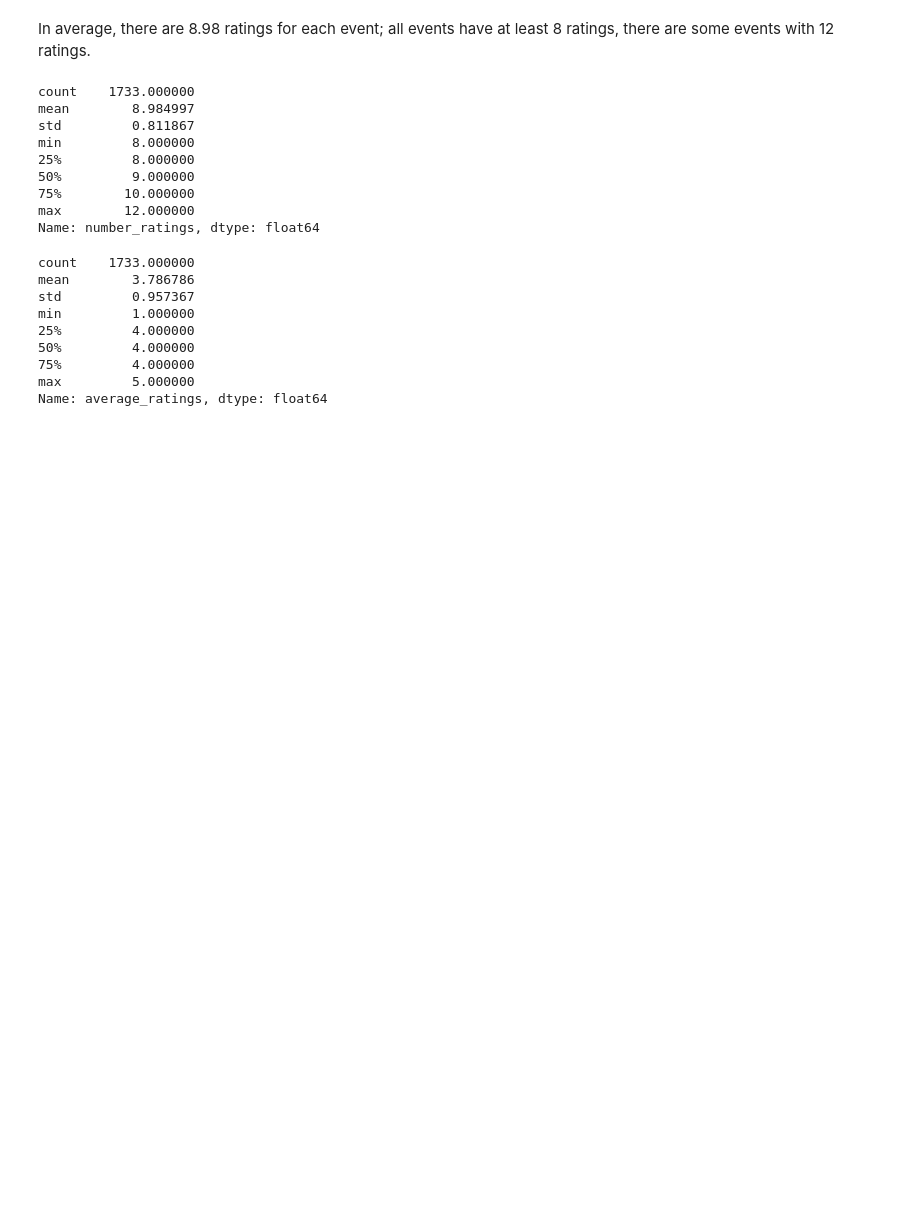
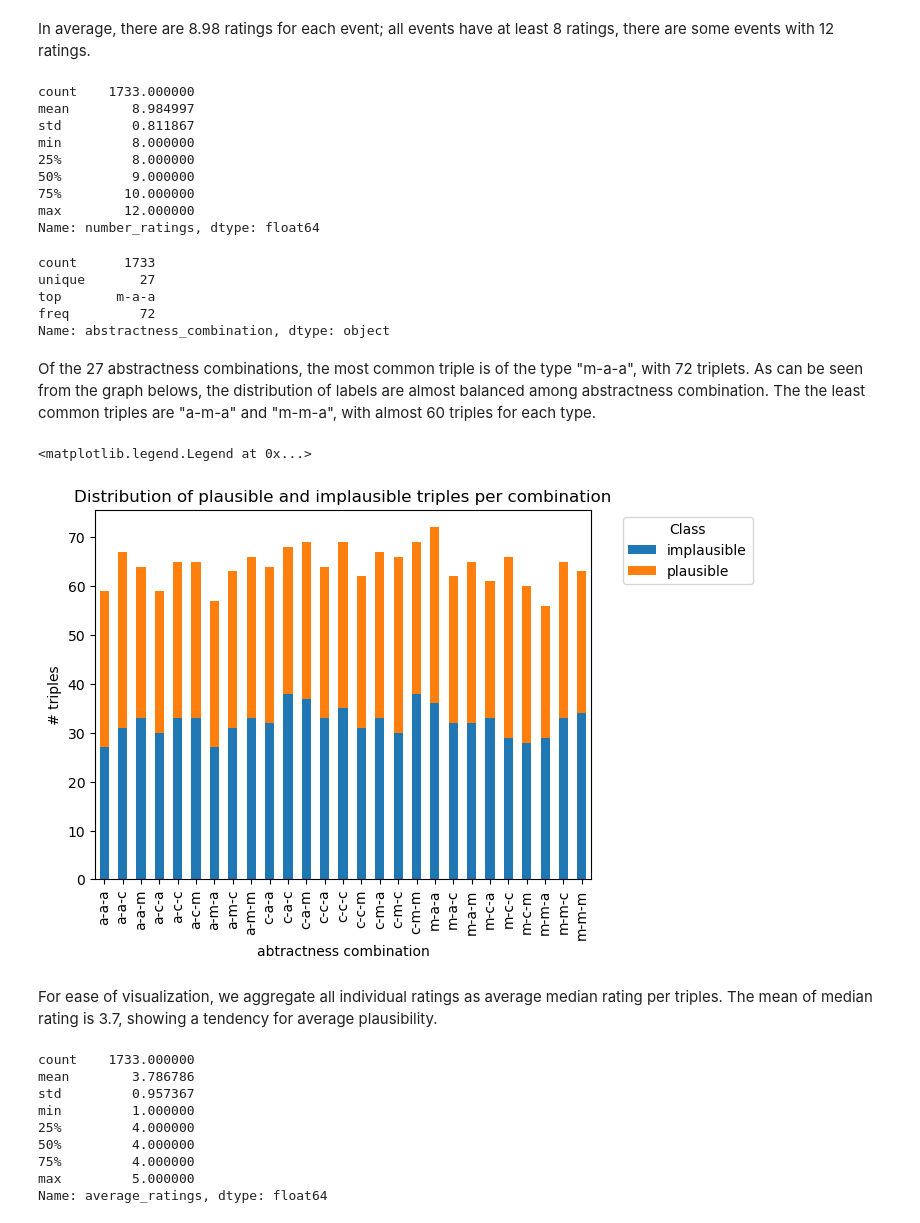
Before and after one commit to chihyi-lin/semantic-plausibility-datasets, a Jupyter notebook: PAP.ipynb, the cells around one changed output. Drawn from its saved outputs; the diff is of its cells as text; code cells hidden in the pictures; blank space fills up the shorter version.

```diff
--- a/PAP.ipynb
+++ b/PAP.ipynb
@@ -99,6 +101,33 @@ min         8.000000
 75%        10.000000
 max        12.000000
 Name: number_ratings, dtype: float64
+# %%
+raw_df["abstractness_combination"].describe()
+# %% [output]
+count      1733
+unique       27
+top       m-a-a
+freq         72
+Name: abstractness_combination, dtype: object
+# %% [markdown]
+Of the 27 abstractness combinations, the most common triple is of the type "m-a-a", with 72 triplets. As can be seen from the graph belows, the distribution of labels are almost balanced among abstractness combination. The the least common triples are "a-m-a" and "m-m-a", with almost 60 triples for each type.
+# %%
+# count the number of each abstractness combination
+combi_df = raw_df.groupby(["abstractness_combination","original_label"]).size().unstack()
+
+# Plotting stacked bar chart
+ax = combi_df.plot(kind='bar', stacked=True)
+plt.xlabel("abtractness combination")
+plt.ylabel("# triples")
+plt.title("Distribution of plausible and implausible triples per combination")
+
+# moving the legen outside the plot area
+ax.legend(title='Class', bbox_to_anchor=(1.05,1), loc='upper left')
+# %% [output]
+<matplotlib.legend.Legend at 0x...>
+[figure, added]
+# %% [markdown]
+For ease of visualization, we aggregate all individual ratings as average median rating per triples. The mean of median rating is 3.7, showing a tendency for average plausibility.
 # %%
 raw_df['average_ratings'] = raw_df['rating'].apply(pd.Series).median(axis=1)
 raw_df['average_ratings'].describe()
```
Also changed, not shown: parts of 7 cells of this notebook.
